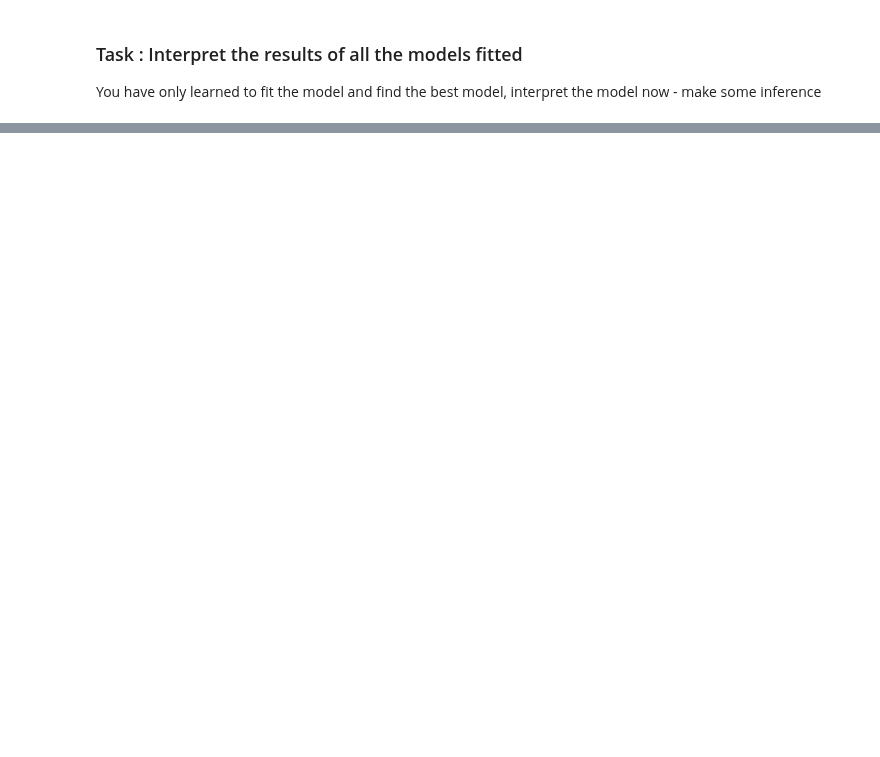
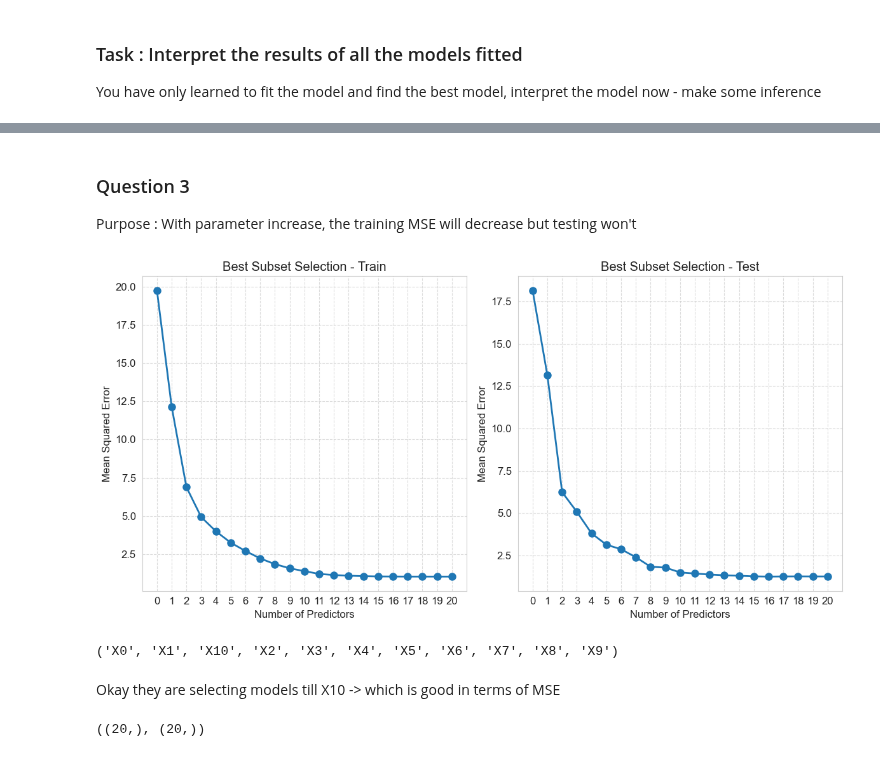
Before and after one commit to kkkamur07/ISL-Learning, a Jupyter notebook: Regularization/regularization-questions.ipynb, the cells around one changed output, grey strips where cells are left out. Saved outputs shown, nothing was run; the diff lists cells and outputs as text; code cells hidden in the pictures; blank space fills up the shorter version.

```diff
--- a/Regularization/regularization-questions.ipynb
+++ b/Regularization/regularization-questions.ipynb
@@ -295,0 +413,4 @@ You have only learned to fit the model and find the best model, interpret the mo
+# %% [markdown]
+### Question 3
+
+Purpose : With parameter increase, the training MSE will decrease but testing won't
@@ -295,0 +431,63 @@ You have only learned to fit the model and find the best model, interpret the mo
+# %%
+# Splitting the data
+cv = skm.ShuffleSplit(1, test_size=0.1, random_state=12345)
+train_idx, test_idx = next(cv.split(x))
+
+x_train = x.iloc[train_idx]
+y_train = response[train_idx]
+x_test = x.iloc[test_idx]
+y_test = response[test_idx]
+# %%
+# Best Subset Selection
+forward = Stepwise.first_peak(design, direction="forward", max_terms=len(design.terms))
+forward_fit = sklearn_selection_path(sm.OLS, forward)
+forward_fit.fit(x_train, y_train)
+predict_test = forward_fit.predict(x_test)
+predict_train = forward_fit.predict(x_train)
+y_train = np.array(y_train).reshape(-1,1)
+y_test_data = np.array(y_test).reshape(-1,1)
+mse_test = ((predict_test - y_test_data)**2).mean(0)
+mse_train = ((predict_train - y_train)**2).mean(0)
+# %%
+predictors = np.arange(0,21)
+
+fig, ax = plt.subplots(1,2, figsize=(12,6))
+ax[0].plot(predictors, mse_train, marker='o', markersize=8, linewidth=2)
+ax[0].set_xlabel("Number of Predictors")
+ax[0].set_ylabel("Mean Squared Error")
+ax[0].set_title("Best Subset Selection - Train")
+ax[0].grid(True, linestyle='--', alpha=0.7)
+ax[0].set_xticks(predictors)
+
+ax[1].plot(predictors, mse_test, marker='o', markersize=8, linewidth=2)
+ax[1].set_xlabel("Number of Predictors")
+ax[1].set_ylabel("Mean Squared Error")
+ax[1].set_title("Best Subset Selection - Test")
+ax[1].grid(True, linestyle='--', alpha=0.7)
+ax[1].set_xticks(predictors)
+plt.tight_layout()
+plt.show()
+# %% [output]
+[figure, added]
+# %%
+forward = Stepwise.first_peak(design, direction="forward", max_terms=len(design.terms))
+forward_fit = sklearn_selected(sm.OLS, forward)
+forward_fit.fit(x_train, y_train)
+forward_fit.selected_state_
+# %% [output]
+('X0', 'X1', 'X10', 'X2', 'X3', 'X4', 'X5', 'X6', 'X7', 'X8', 'X9')
+# %% [markdown]
+Okay they are selecting models till X10 -> which is good in terms of MSE
+# %%
+# 10 Predictors
+design = MS(x_data.drop(columns=[f'X{i}' for i in range(11,20)]))
+x = design.fit_transform(x_data)
+coef = sm.OLS(response,x).fit().params
+coef_mod = coef.iloc[1:]
+coef_zero = np.zeros(20)
+coef_zero[np.arange(0,len(coef_mod))] = coef_mod
+
+diff = ((coef_zero - beta)**2)**0.5
+beta.shape, coef_zero.shape
+# %% [output]
+((20,), (20,))
```
Also changed, not shown: parts of 26 cells of this notebook, 1 other file.
